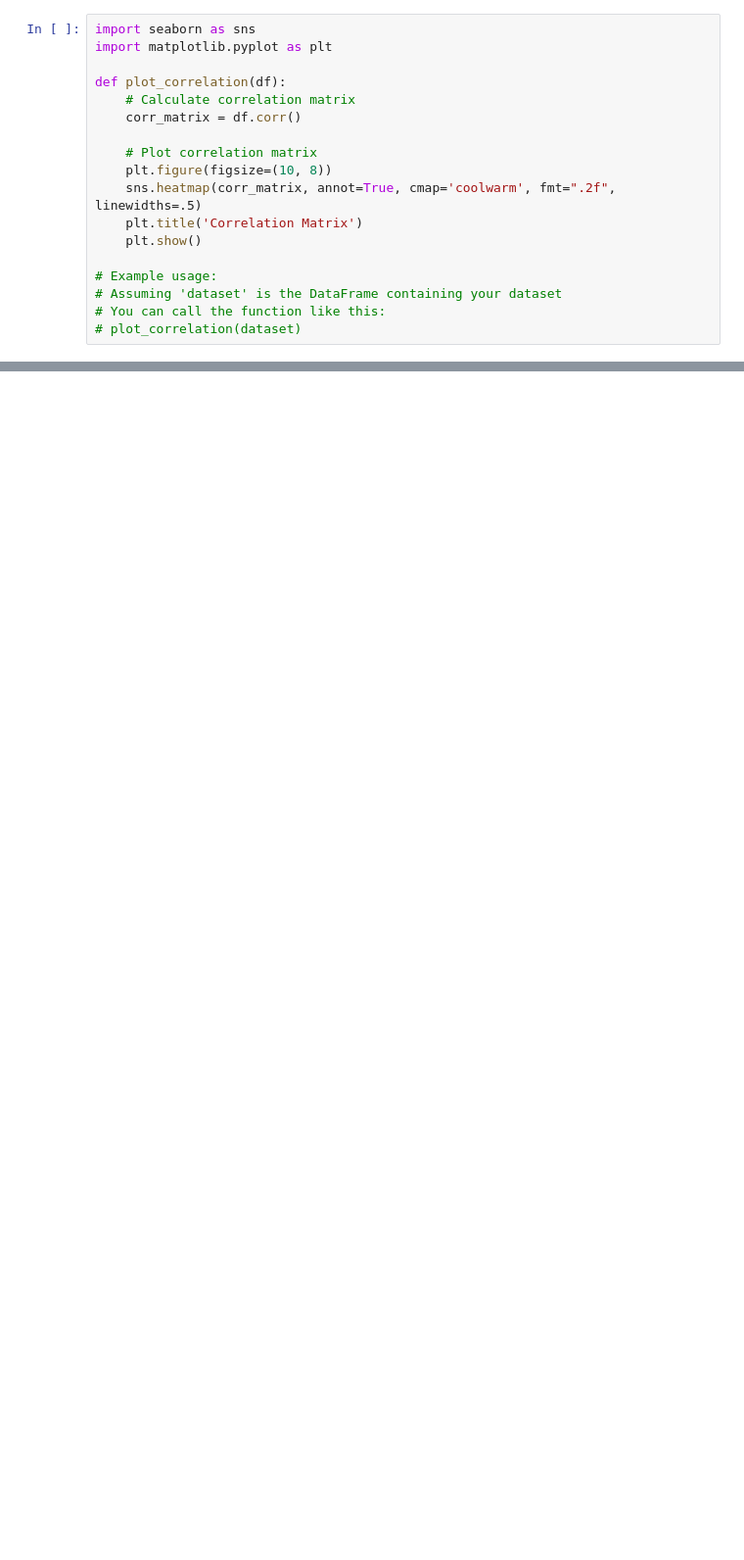
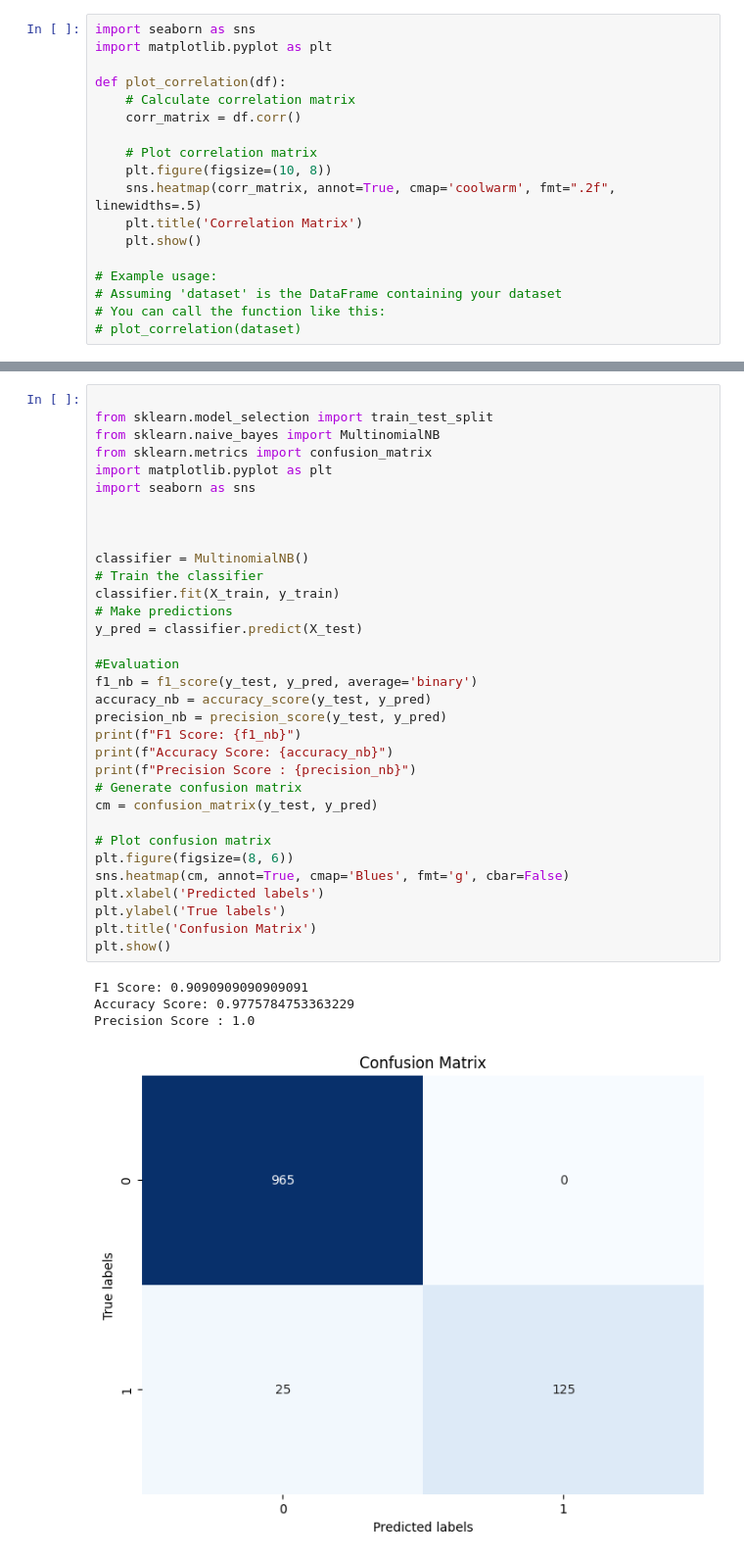
Before and after one commit to LungheSam/CODSOFT, a Jupyter notebook: Task-4_Spam_SMS_Dectector/spamClassifier.ipynb, the cells around one changed output, grey strips where cells are left out. Shown: that part at 98% size. Cells and saved outputs as stored; diff of their text form; blank space fills up the shorter version.

```diff
--- a/Task-4_Spam_SMS_Dectector/spamClassifier.ipynb
+++ b/Task-4_Spam_SMS_Dectector/spamClassifier.ipynb
@@ -304,0 +413,38 @@ algorithm_performance
+# %%
+
+from sklearn.model_selection import train_test_split
+from sklearn.naive_bayes import MultinomialNB
+from sklearn.metrics import confusion_matrix
+import matplotlib.pyplot as plt
+import seaborn as sns
+
+
+
+classifier = MultinomialNB()
+# Train the classifier
+classifier.fit(X_train, y_train)
+# Make predictions
+y_pred = classifier.predict(X_test)
+
+#Evaluation
+f1_nb = f1_score(y_test, y_pred, average='binary')
+accuracy_nb = accuracy_score(y_test, y_pred)
+precision_nb = precision_score(y_test, y_pred)
+print(f"F1 Score: {f1_nb}")
+print(f"Accuracy Score: {accuracy_nb}")
+print(f"Precision Score : {precision_nb}")
+# Generate confusion matrix
+cm = confusion_matrix(y_test, y_pred)
+
+# Plot confusion matrix
+plt.figure(figsize=(8, 6))
+sns.heatmap(cm, annot=True, cmap='Blues', fmt='g', cbar=False)
+plt.xlabel('Predicted labels')
+plt.ylabel('True labels')
+plt.title('Confusion Matrix')
+plt.show()
+# %% [output]
+F1 Score: 0.9090909090909091
+Accuracy Score: 0.9775784753363229
+Precision Score : 1.0
+[figure, added]
```
Also changed, not shown: parts of 32 cells of this notebook, 1 other file.
